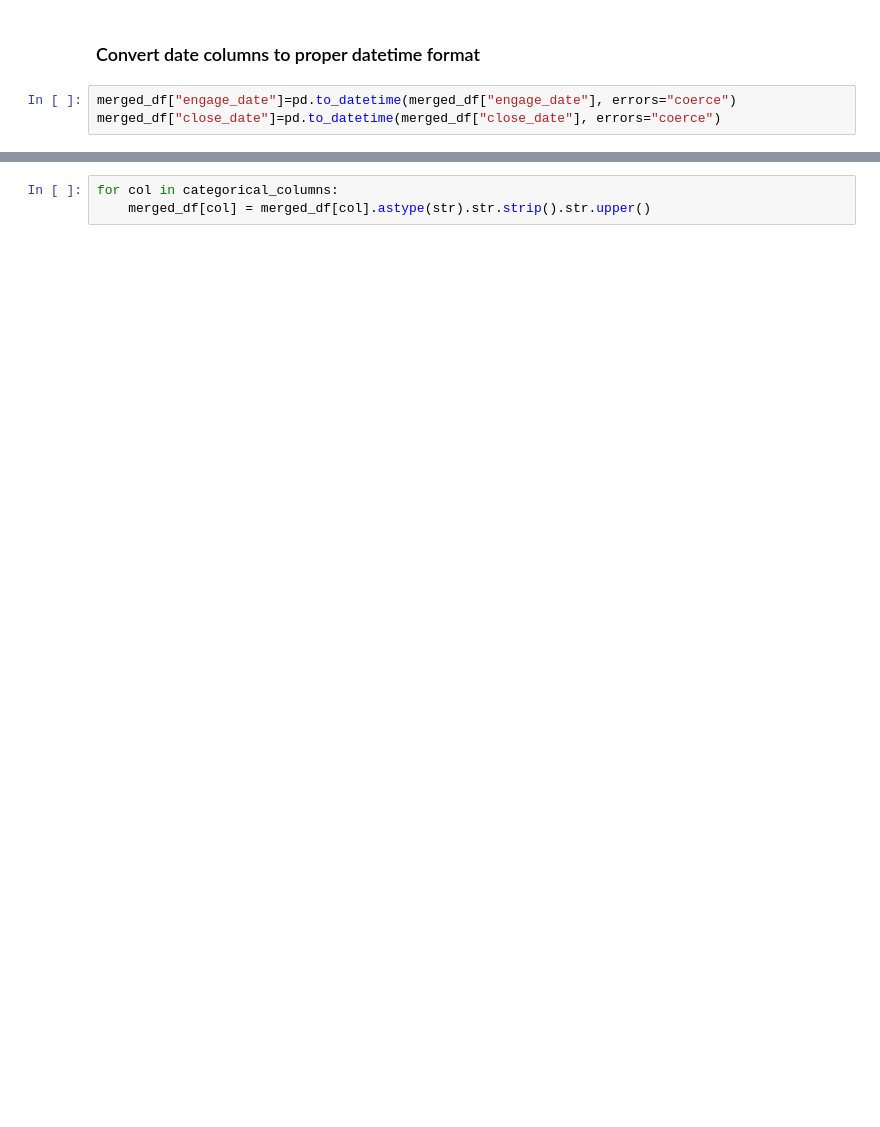
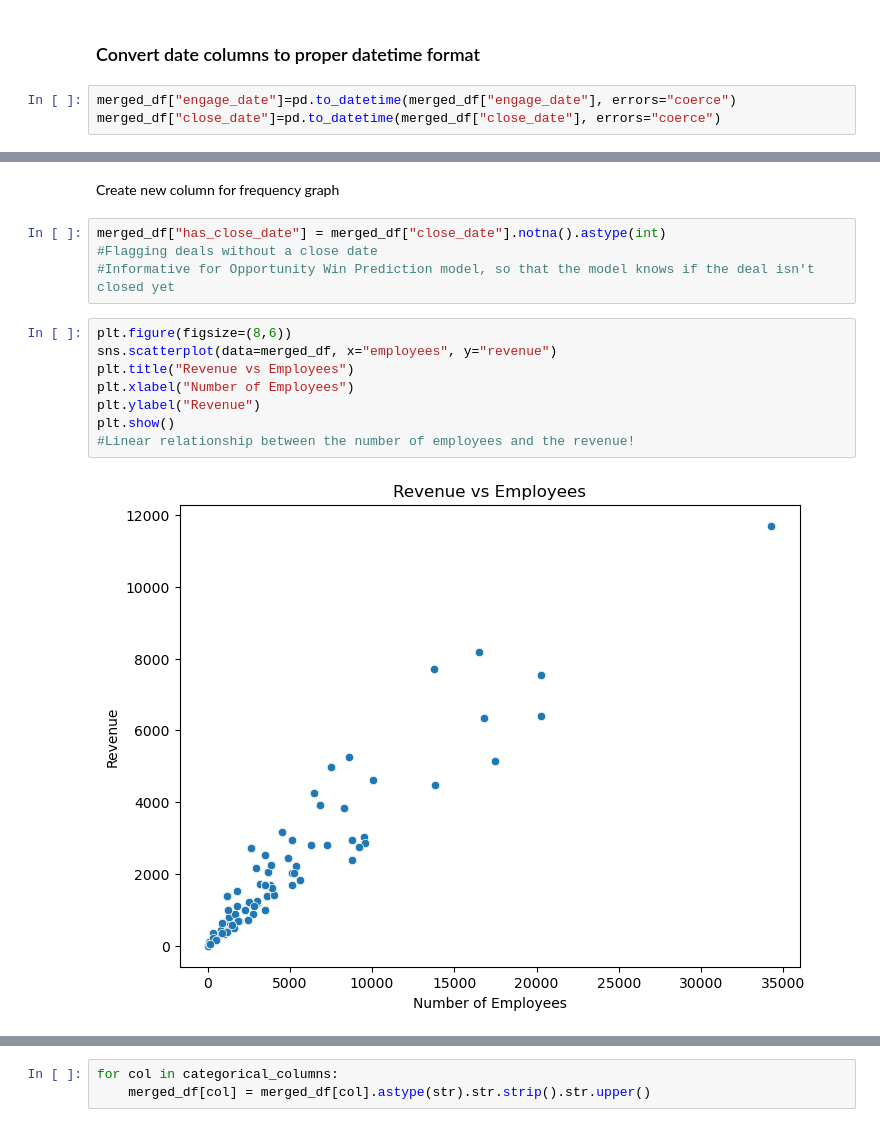
Before and after one commit to ishween/Team2A, a Jupyter notebook: src/Milestone_1_final.ipynb, the cells around one changed output, grey strips where cells are left out. Saved outputs shown, nothing was run; the diff lists cells and outputs as text; blank space fills up the shorter version.

```diff
--- a/src/Milestone_1_final.ipynb
+++ b/src/Milestone_1_final.ipynb
@@ -80,0 +149,16 @@ merged_df["close_date"]=pd.to_datetime(merged_df["close_date"], errors="coerce")
+# %% [markdown]
+Create new column for frequency graph
+# %%
+merged_df["has_close_date"] = merged_df["close_date"].notna().astype(int)
+#Flagging deals without a close date
+#Informative for Opportunity Win Prediction model, so that the model knows if the deal isn't closed yet
+# %%
+plt.figure(figsize=(8,6))
+sns.scatterplot(data=merged_df, x="employees", y="revenue")
+plt.title("Revenue vs Employees")
+plt.xlabel("Number of Employees")
+plt.ylabel("Revenue")
+plt.show()
+#Linear relationship between the number of employees and the revenue!
+# %% [output]
+[figure, added]
```
Also changed, not shown: parts of 40 cells of this notebook, 1 other file.
